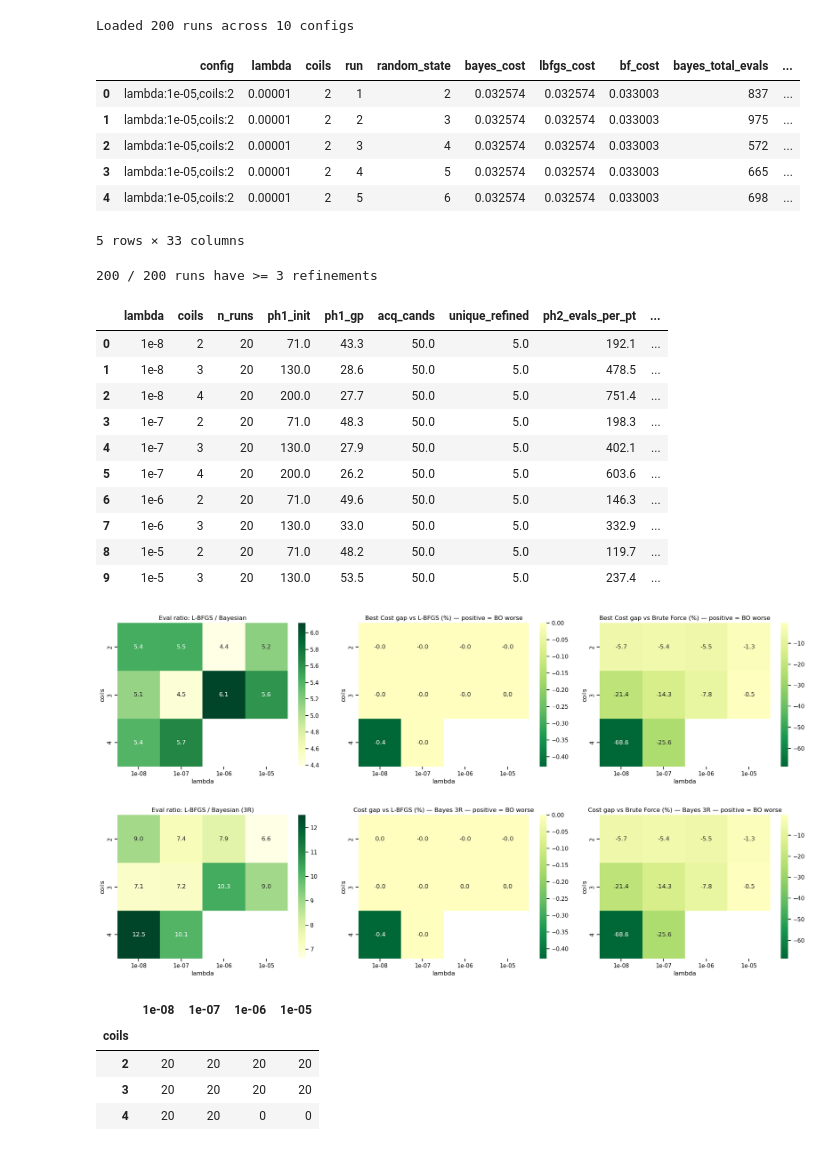
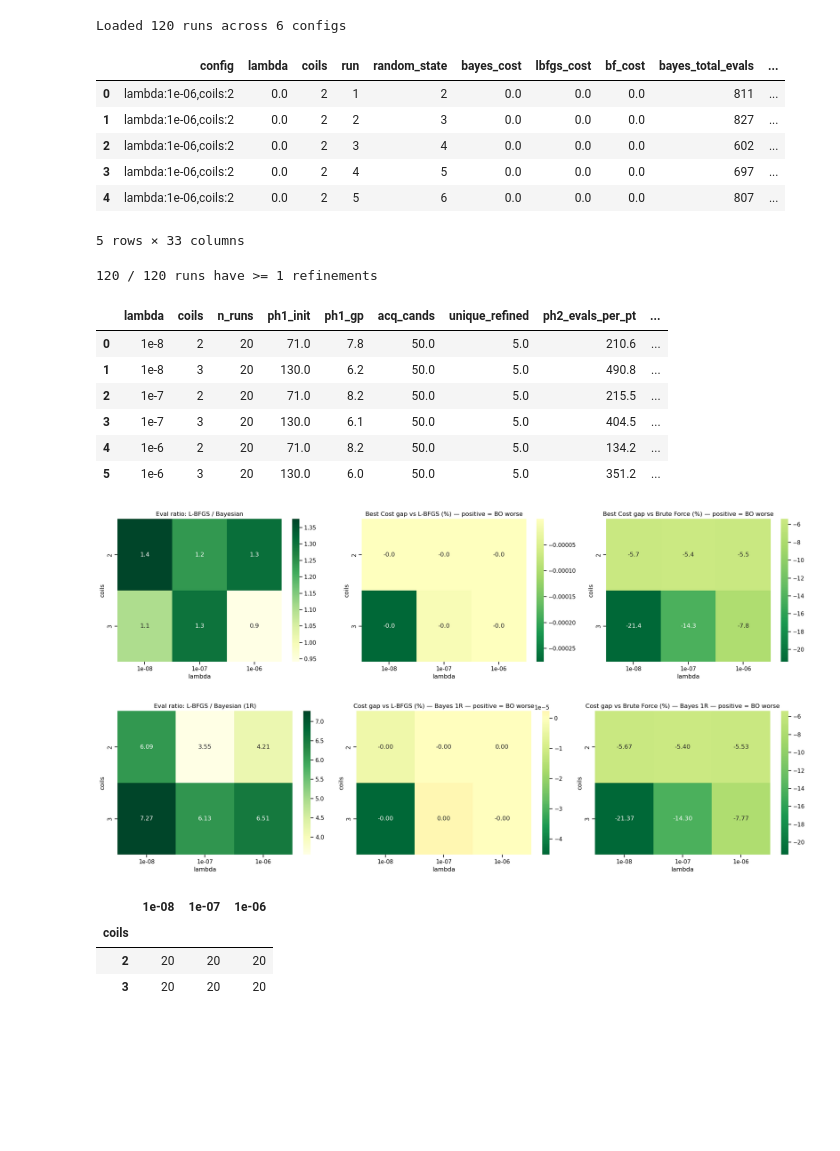
Before and after one commit to jeremslm/PF_location_optimization, a Jupyter notebook: notebooks/alfven_analysis.ipynb, the cells around one changed output. Saved outputs shown, nothing was run; the diff lists cells and outputs as text; code cells hidden in the pictures; blank space fills up the shorter version.

```diff
--- a/notebooks/alfven_analysis.ipynb
+++ b/notebooks/alfven_analysis.ipynb
@@ -9,7 +9,7 @@ import seaborn as sns
 
 sns.set_context('notebook')
 # %%
-CONV_DIR = '../examples/comparisons/closed_boundary_DIIID/convergence_w25'
+CONV_DIR = '../examples/comparisons/closed_boundary_DIIID/convergence_w5'
 BF_DIR = '../examples/comparisons/closed_boundary_DIIID/brute_force'
 
 rows = []
@@ -95,16 +95,16 @@ df = pd.DataFrame(rows)
 print(f'Loaded {len(df)} runs across {df["config"].nunique()} configs')
 df.head()
 # %% [output]
-Loaded 200 runs across 10 configs
+Loaded 120 runs across 6 configs
 |  | config | lambda | coils | run | random_state | bayes_cost | lbfgs_cost | bf_cost | bayes_total_evals | ... |
-| 0 | lambda:1e-05,coils:2 | 0.00001 | 2 | 1 | 2 | 0.032574 | 0.032574 | 0.033003 | 837 | ... |
-| 1 | lambda:1e-05,coils:2 | 0.00001 | 2 | 2 | 3 | 0.032574 | 0.032574 | 0.033003 | 975 | ... |
-| 2 | lambda:1e-05,coils:2 | 0.00001 | 2 | 3 | 4 | 0.032574 | 0.032574 | 0.033003 | 572 | ... |
-| 3 | lambda:1e-05,coils:2 | 0.00001 | 2 | 4 | 5 | 0.032574 | 0.032574 | 0.033003 | 665 | ... |
-| 4 | lambda:1e-05,coils:2 | 0.00001 | 2 | 5 | 6 | 0.032574 | 0.032574 | 0.033003 | 698 | ... |
+| 0 | lambda:1e-06,coils:2 | 0.0 | 2 | 1 | 2 | 0.0 | 0.0 | 0.0 | 811 | ... |
+| 1 | lambda:1e-06,coils:2 | 0.0 | 2 | 2 | 3 | 0.0 | 0.0 | 0.0 | 827 | ... |
+| 2 | lambda:1e-06,coils:2 | 0.0 | 2 | 3 | 4 | 0.0 | 0.0 | 0.0 | 602 | ... |
+| 3 | lambda:1e-06,coils:2 | 0.0 | 2 | 4 | 5 | 0.0 | 0.0 | 0.0 | 697 | ... |
+| 4 | lambda:1e-06,coils:2 | 0.0 | 2 | 5 | 6 | 0.0 | 0.0 | 0.0 | 807 | ... |
 5 rows × 33 columns
 # %%
-K = 3 # number of refinement points to use
+K = 1 # number of refinement points to use
 
 def _kr(row):
     costs = row['ref_costs_list']
@@ -124,7 +124,7 @@ df['bayes_Kr_evals'] = kr['bayes_Kr_evals']
 df['bayes_Kr_time']  = kr['bayes_Kr_time']
 print(f"{df['bayes_Kr_cost'].notna().sum()} / {len(df)} runs have >= {K} refinements")
 # %% [output]
-200 / 200 runs have >= 3 refinements
+120 / 120 runs have >= 1 refinements
 # %%
 # Refinement & function call breakdown — averaged over runs per config
 summary = df.groupby(['lambda', 'coils']).agg(
@@ -146,16 +146,12 @@ pd.set_option('display.float_format', '{:.1f}'.format)
 display(summary)
 # %% [output]
 |  | lambda | coils | n_runs | ph1_init | ph1_gp | acq_cands | unique_refined | ph2_evals_per_pt | ... |
-| 0 | 1e-8 | 2 | 20 | 71.0 | 43.3 | 50.0 | 5.0 | 192.1 | ... |
-| 1 | 1e-8 | 3 | 20 | 130.0 | 28.6 | 50.0 | 5.0 | 478.5 | ... |
-| 2 | 1e-8 | 4 | 20 | 200.0 | 27.7 | 50.0 | 5.0 | 751.4 | ... |
-| 3 | 1e-7 | 2 | 20 | 71.0 | 48.3 | 50.0 | 5.0 | 198.3 | ... |
-| 4 | 1e-7 | 3 | 20 | 130.0 | 27.9 | 50.0 | 5.0 | 402.1 | ... |
-| 5 | 1e-7 | 4 | 20 | 200.0 | 26.2 | 50.0 | 5.0 | 603.6 | ... |
-| 6 | 1e-6 | 2 | 20 | 71.0 | 49.6 | 50.0 | 5.0 | 146.3 | ... |
-| 7 | 1e-6 | 3 | 20 | 130.0 | 33.0 | 50.0 | 5.0 | 332.9 | ... |
-| 8 | 1e-5 | 2 | 20 | 71.0 | 48.2 | 50.0 | 5.0 | 119.7 | ... |
-| 9 | 1e-5 | 3 | 20 | 130.0 | 53.5 | 50.0 | 5.0 | 237.4 | ... |
+| 0 | 1e-8 | 2 | 20 | 71.0 | 7.8 | 50.0 | 5.0 | 210.6 | ... |
+| 1 | 1e-8 | 3 | 20 | 130.0 | 6.2 | 50.0 | 5.0 | 490.8 | ... |
+| 2 | 1e-7 | 2 | 20 | 71.0 | 8.2 | 50.0 | 5.0 | 215.5 | ... |
+| 3 | 1e-7 | 3 | 20 | 130.0 | 6.1 | 50.0 | 5.0 | 404.5 | ... |
+| 4 | 1e-6 | 2 | 20 | 71.0 | 8.2 | 50.0 | 5.0 | 134.2 | ... |
+| 5 | 1e-6 | 3 | 20 | 130.0 | 6.0 | 50.0 | 5.0 | 351.2 | ... |
 # %%
 # Best cost per config (best run if multiple)
 best = df.sort_values('bayes_cost').groupby('config', sort=False).first().reset_index()
@@ -182,35 +178,35 @@ for ax, col, title, fmt in [
 plt.tight_layout()
 plt.show()
 # %% [output]
-[figure, old version]
+[figure, new version]
 # %%
 # Best cost per config capped at K refinement points
 valid = df.dropna(subset=['bayes_Kr_cost'])
 best_kr = valid.sort_values('bayes_Kr_cost').groupby('config', sort=False).first().reset_index()
 best_kr['cost_gap_lbfgs'] = (best_kr['bayes_Kr_cost'] - best_kr['lbfgs_cost']) / best_kr['lbfgs_cost'] * 100
 best_kr['cost_gap_bf']    = (best_kr['bayes_Kr_cost'] - best_kr['bf_cost'])    / best_kr['bf_cost']    * 100
 best_kr['eval_ratio']     = best_kr['lbfgs_evals'] / best_kr['bayes_Kr_evals']
 
 fig, axes = plt.subplots(1, 3, figsize=(20, 5))
 
 for ax, col, title, fmt in [
-    (axes[0], 'eval_ratio',     f'Eval ratio: L-BFGS / Bayesian ({K}R)',                           '.1f'),
-    (axes[1], 'cost_gap_lbfgs', f'Cost gap vs L-BFGS (%) — Bayes {K}R — positive = BO worse',     '.1f'),
-    (axes[2], 'cost_gap_bf',    f'Cost gap vs Brute Force (%) — Bayes {K}R — positive = BO worse', '.1f'),
+    (axes[0], 'eval_ratio',     f'Eval ratio: L-BFGS / Bayesian ({K}R)',                           '.2f'),
+    (axes[1], 'cost_gap_lbfgs', f'Cost gap vs L-BFGS (%) — Bayes {K}R — positive = BO worse',     '.2f'),
+    (axes[2], 'cost_gap_bf',    f'Cost gap vs Brute Force (%) — Bayes {K}R — positive = BO worse', '.2f'),
 ]:
     pivot = best_kr.pivot_table(index='coils', columns='lambda', values=col)
     pivot = pivot.reindex(sorted(pivot.columns), axis=1)
     cmap  = 'YlGn' if col == 'eval_ratio' else 'RdYlGn_r'
     center = None if col == 'eval_ratio' else 0
     sns.heatmap(pivot, annot=True, fmt=fmt, cmap=cmap, ax=ax, center=center)
     ax.set_title(title)
     ax.set_xlabel('lambda')
     ax.set_ylabel('coils')
 
 plt.tight_layout()
 plt.show()
 # %% [output]
-[figure, old version]
+[figure, new version]
 # %%
 # Runs analyzed per (coils, lambda)
 counts = df.groupby(['coils', 'lambda']).size().reset_index(name='n_runs')
@@ -218,11 +214,10 @@ pivot = counts.pivot(index='coils', columns='lambda', values='n_runs').fillna(0)
 pivot.columns = [f'{c:.0e}' for c in pivot.columns]
 display(pivot)
 # %% [output]
-|  | 1e-08 | 1e-07 | 1e-06 | 1e-05 |
-| coils |  |  |  |  |
-| 2 | 20 | 20 | 20 | 20 |
-| 3 | 20 | 20 | 20 | 20 |
-| 4 | 20 | 20 | 0 | 0 |
+|  | 1e-08 | 1e-07 | 1e-06 |
+| coils |  |  |  |
+| 2 | 20 | 20 | 20 |
+| 3 | 20 | 20 | 20 |
 # %%
 # Wall-clock time breakdown (Bayesian capped at K refinements)
 valid = df.dropna(subset=['bayes_Kr_time'])
```
Also changed, not shown: parts of 2 cells of this notebook, 8 other files.
